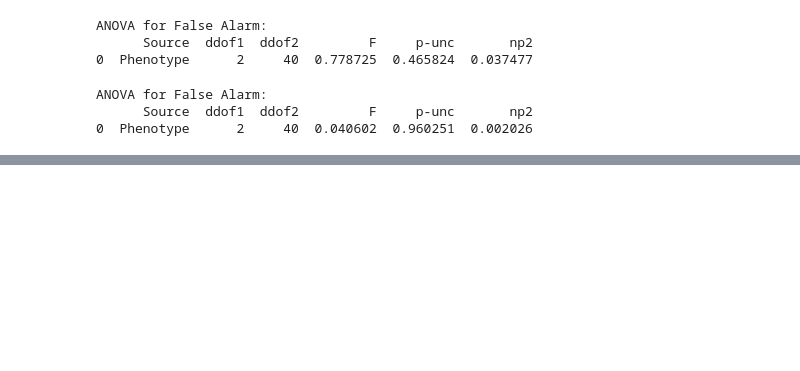
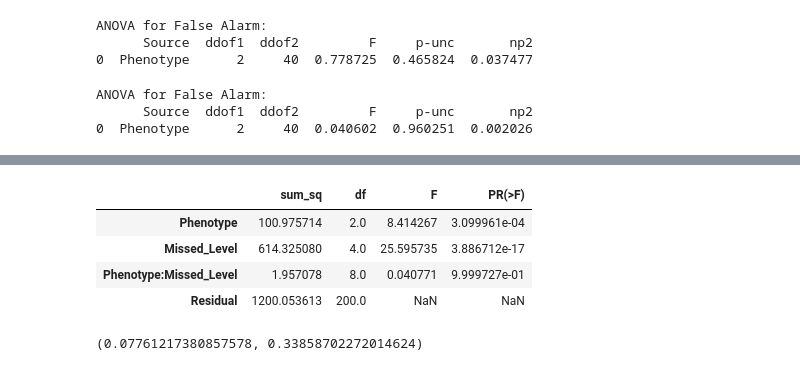
Before and after one commit to Frederichg/NoemieSFN, a Jupyter notebook: DATA/Sat6.ipynb, the cells around one changed output, grey strips where cells are left out. Cells and saved outputs as stored; diff of their text form; code cells hidden in the pictures; blank space fills up the shorter version.

```diff
--- a/DATA/Sat6.ipynb
+++ b/DATA/Sat6.ipynb
@@ -348,0 +539,51 @@ ANOVA for False Alarm:
+# %%
+# For this analysis, we will examine the Hits at different levels (100 to 20) for both the main effect of phenotype
+# and the interaction between Hits level and phenotype.
+
+# We'll reshape the data to long format to include the different levels of Hits (100, 80, 60, 40, and 20)
+df_hits_long = pd.melt(df_raw, id_vars=['Animal_ID', 'Phenotype'],
+                       value_vars=['100_missed', '80_missed', '60_missed', '40_missed', '20_missed'],
+                       var_name='Missed_Level', value_name='Missed')
+
+# Replacing the Hits_Level labels with their numeric values for clarity
+df_hits_long['Missed_Level'] = df_hits_long['Missed_Level'].replace({
+    'missed_hit': 100, 'missed_hits': 80, 'missed_hits': 60, 'missed_hits': 40, 'missed_hits': 20
+})
+
+# Now we can run an ANOVA that examines:
+# 1. Main effect of phenotype
+# 2. Main effect of Hits level
+# 3. Interaction between phenotype and Hits level
+
+# We use a linear mixed-effects model to account for repeated measures within subjects
+import statsmodels.formula.api as smf
+
+# Fitting the model with interaction between Phenotype and Hits_Level
+model_missed = smf.ols('Missed ~ Phenotype * Missed_Level', data=df_hits_long).fit()
+
+# Getting the ANOVA table
+anova_missed = sm.stats.anova_lm(model_missed, typ=2)
+
+anova_missed
+# %% [output]
+|  | sum_sq | df | F | PR(>F) |
+| Phenotype | 100.975714 | 2.0 | 8.414267 | 3.099961e-04 |
+| Missed_Level | 614.325080 | 4.0 | 25.595735 | 3.886712e-17 |
+| Phenotype:Missed_Level | 1.957078 | 8.0 | 0.040771 | 9.999727e-01 |
+| Residual | 1200.053613 | 200.0 | NaN | NaN |
+# %%
+# We will calculate the generalized eta-squared for the main effects of Phenotype and Hits_Level.
+# Generalized eta-squared is computed as SS_effect / (SS_effect + SS_error)
+
+# Extracting the sums of squares (SS) for Phenotype, Hits_Level, and the Residuals
+ss_phenotype = anova_missed.loc['Phenotype', 'sum_sq']
+ss_missed_level = anova_missed.loc['Missed_Level', 'sum_sq']
+ss_residual = anova_missed.loc['Residual', 'sum_sq']
+
+# Computing generalized eta-squared for Phenotype and Hits_Level
+eta_squared_phenotype = ss_phenotype / (ss_phenotype + ss_residual)
+eta_squared_missed_level = ss_missed_level / (ss_missed_level + ss_residual)
+
+eta_squared_phenotype, eta_squared_missed_level
+# %% [output]
+(0.07761217380857578, 0.33858702272014624)
```
Also changed, not shown: parts of 11 cells of this notebook, 6 other files.
